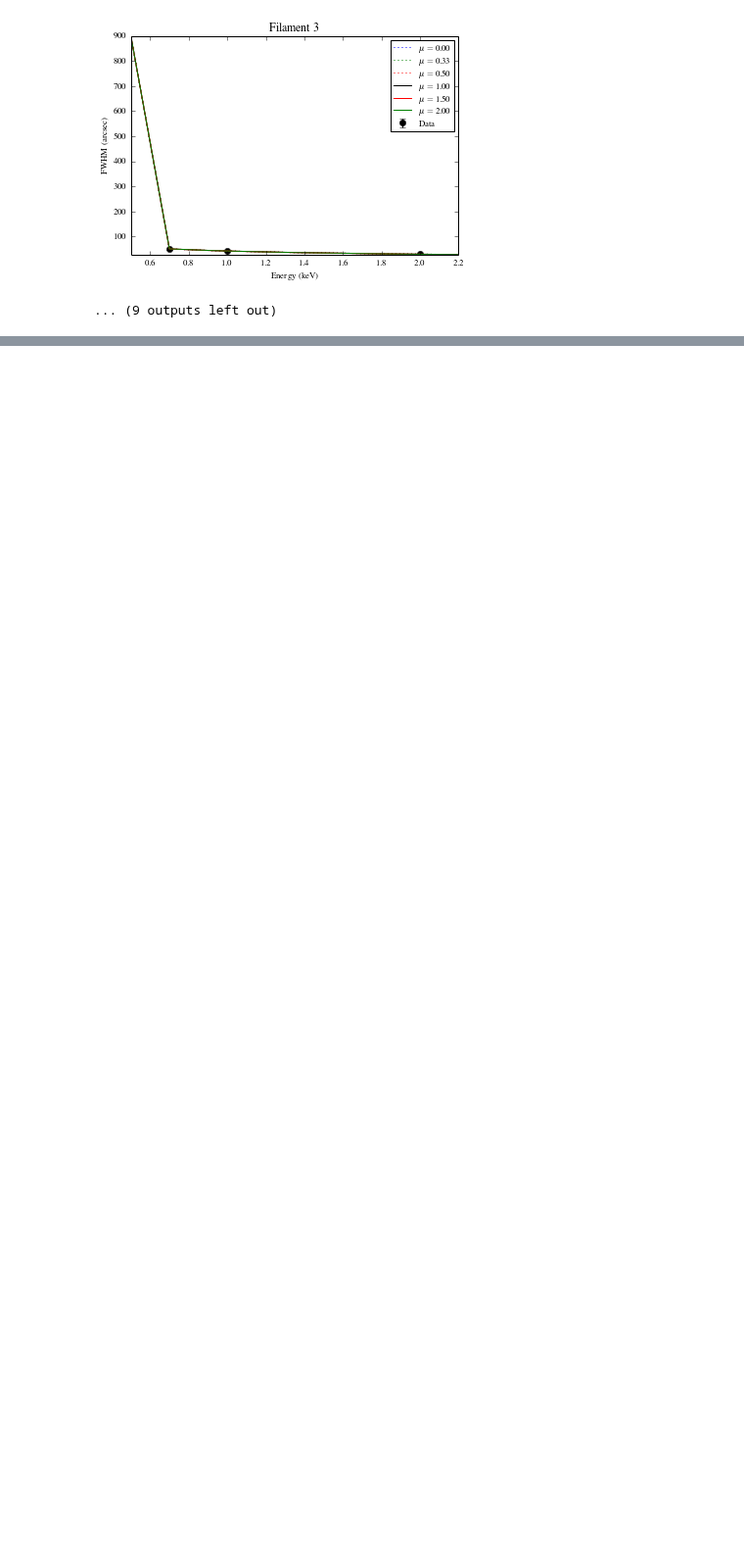
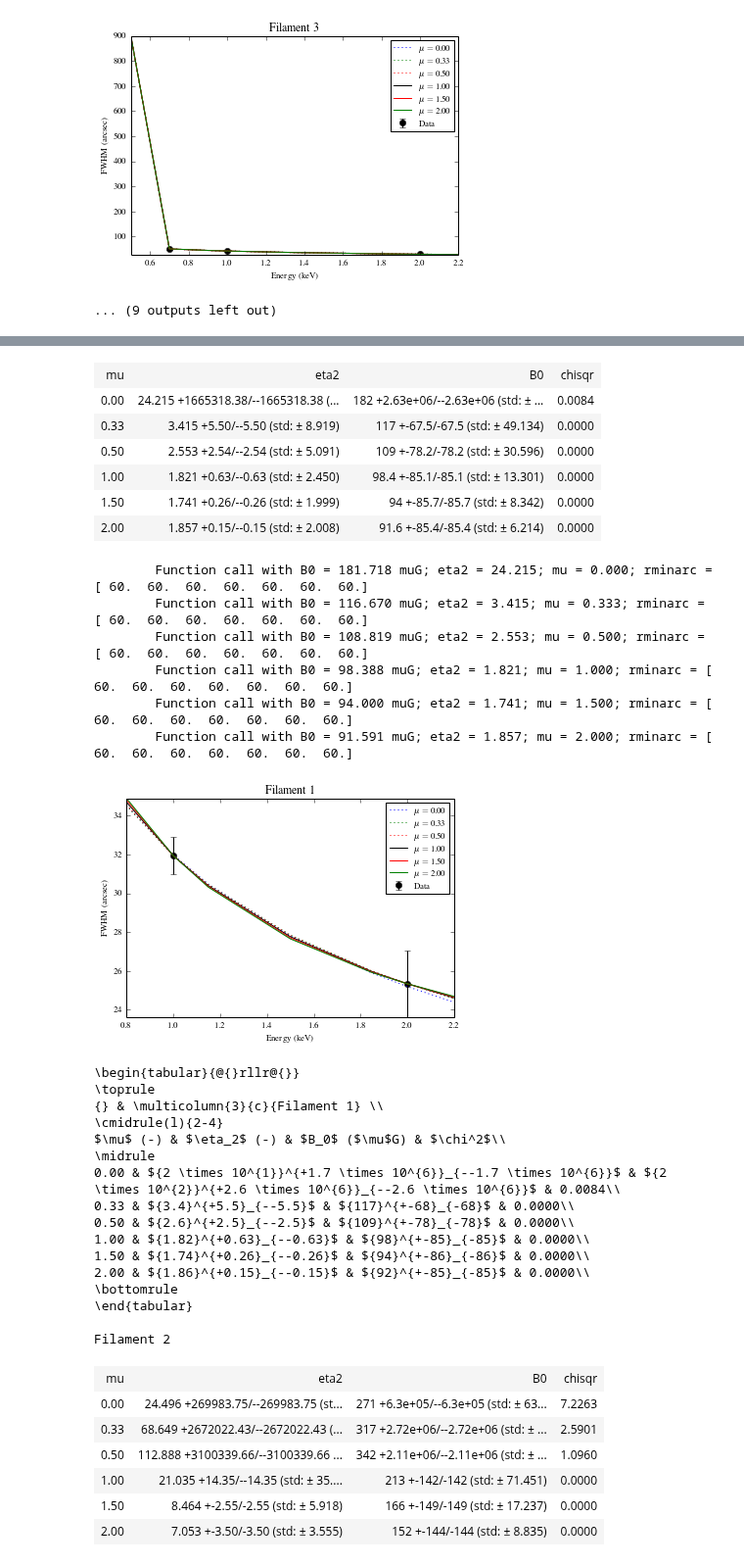
Before and after one commit to aarontran/snr-filaments, a Jupyter notebook: code-models/sn1006-fit-tables.ipynb, the cells around one changed output, grey strips where cells are left out. Shown at 98% size. Cells and saved outputs as stored; diff of their text form; code cells hidden in the pictures; blank space fills up the shorter version.

```diff
--- a/code-models/sn1006-fit-tables.ipynb
+++ b/code-models/sn1006-fit-tables.ipynb
@@ -72,3 +64,7 @@ dview.use_dill()  # to serialize messy things: http://matthewrocklin.com/blog/wo
+# %%
+dview = parutils.get_dview()
+
+%px import models_disp as mdsp
 # %% [markdown]
 # 1. Simple model fitting, Table 7
 # %% [markdown]
@@ -342,0 +444,16 @@ ERROR: FWHM edge (rmin) not found (rminarc too small)
+# %%
+mu_vals = [0., 1./3, 0.5, 1, 1.5, 2.]
+fmt_vals = [':b', ':g', ':r', '-k', '-r', '-g']
+
+# Apply fit settings using factory function
+f_data = mdsp.build_dataf('full', conf_intv=0.683, fit_kws={},
+                          err_kws={'method':'stderr', 'anneal':True})
+# Customize fitter settings
+def fitter_mod(fobj):
+    fobj.set_inds([1, 2])
+    return fobj
+
+dview.push(dict(f_data=f_data, mu_vals=mu_vals))
+
+tables_out = dview.map_async(lambda f: mdsp.generate_tabs(f_data, f, f.title, mu_vals),
+                             gen_SN1006(fitter_mod, verbose=True))
@@ -342,0 +484,7 @@ ERROR: FWHM edge (rmin) not found (rminarc too small)
+# %%
+for table, ltable, plist, fobj in tables_out:
+    print fobj.title
+    display(table)
+    mdsp.generate_plots(plist, fobj, fobj.title, mu_vals, fmt_vals)
+    print ltable, '\n'
+# %% [output]
@@ -342,0 +492,37 @@ ERROR: FWHM edge (rmin) not found (rminarc too small)
+| mu | eta2 | B0 | chisqr |
+| 0.00 | 24.215 +1665318.38/--1665318.38 (... | 182 +2.63e+06/--2.63e+06 (std: ± ... | 0.0084 |
+| 0.33 | 3.415 +5.50/--5.50 (std: ± 8.919) | 117 +-67.5/-67.5 (std: ± 49.134) | 0.0000 |
+| 0.50 | 2.553 +2.54/--2.54 (std: ± 5.091) | 109 +-78.2/-78.2 (std: ± 30.596) | 0.0000 |
+| 1.00 | 1.821 +0.63/--0.63 (std: ± 2.450) | 98.4 +-85.1/-85.1 (std: ± 13.301) | 0.0000 |
+| 1.50 | 1.741 +0.26/--0.26 (std: ± 1.999) | 94 +-85.7/-85.7 (std: ± 8.342) | 0.0000 |
+| 2.00 | 1.857 +0.15/--0.15 (std: ± 2.008) | 91.6 +-85.4/-85.4 (std: ± 6.214) | 0.0000 |
+        Function call with B0 = 181.718 muG; eta2 = 24.215; mu = 0.000; rminarc = [ 60.  60.  60.  60.  60.  60.  60.]
+        Function call with B0 = 116.670 muG; eta2 = 3.415; mu = 0.333; rminarc = [ 60.  60.  60.  60.  60.  60.  60.]
+        Function call with B0 = 108.819 muG; eta2 = 2.553; mu = 0.500; rminarc = [ 60.  60.  60.  60.  60.  60.  60.]
+        Function call with B0 = 98.388 muG; eta2 = 1.821; mu = 1.000; rminarc = [ 60.  60.  60.  60.  60.  60.  60.]
+        Function call with B0 = 94.000 muG; eta2 = 1.741; mu = 1.500; rminarc = [ 60.  60.  60.  60.  60.  60.  60.]
+        Function call with B0 = 91.591 muG; eta2 = 1.857; mu = 2.000; rminarc = [ 60.  60.  60.  60.  60.  60.  60.]
+[figure, added]
+\begin{tabular}{@{}rllr@{}}
+\toprule
+{} & \multicolumn{3}{c}{Filament 1} \\
+\cmidrule(l){2-4}
+$\mu$ (-) & $\eta_2$ (-) & $B_0$ ($\mu$G) & $\chi^2$\\
+\midrule
+0.00 & ${2 \times 10^{1}}^{+1.7 \times 10^{6}}_{--1.7 \times 10^{6}}$ & ${2 \times 10^{2}}^{+2.6 \times 10^{6}}_{--2.6 \times 10^{6}}$ & 0.0084\\
+0.33 & ${3.4}^{+5.5}_{--5.5}$ & ${117}^{+-68}_{-68}$ & 0.0000\\
+0.50 & ${2.6}^{+2.5}_{--2.5}$ & ${109}^{+-78}_{-78}$ & 0.0000\\
+1.00 & ${1.82}^{+0.63}_{--0.63}$ & ${98}^{+-85}_{-85}$ & 0.0000\\
+1.50 & ${1.74}^{+0.26}_{--0.26}$ & ${94}^{+-86}_{-86}$ & 0.0000\\
+2.00 & ${1.86}^{+0.15}_{--0.15}$ & ${92}^{+-85}_{-85}$ & 0.0000\\
+\bottomrule
+\end{tabular}
+
+Filament 2
+| mu | eta2 | B0 | chisqr |
+| 0.00 | 24.496 +269983.75/--269983.75 (st... | 271 +6.3e+05/--6.3e+05 (std: ± 63... | 7.2263 |
+| 0.33 | 68.649 +2672022.43/--2672022.43 (... | 317 +2.72e+06/--2.72e+06 (std: ± ... | 2.5901 |
+| 0.50 | 112.888 +3100339.66/--3100339.66 ... | 342 +2.11e+06/--2.11e+06 (std: ± ... | 1.0960 |
+| 1.00 | 21.035 +14.35/--14.35 (std: ± 35.... | 213 +-142/-142 (std: ± 71.451) | 0.0000 |
+| 1.50 | 8.464 +-2.55/-2.55 (std: ± 5.918) | 166 +-149/-149 (std: ± 17.237) | 0.0000 |
+| 2.00 | 7.053 +-3.50/-3.50 (std: ± 3.555) | 152 +-144/-144 (std: ± 8.835) | 0.0000 |
```
Also changed, not shown: parts of 10 cells of this notebook, 12 other files.
